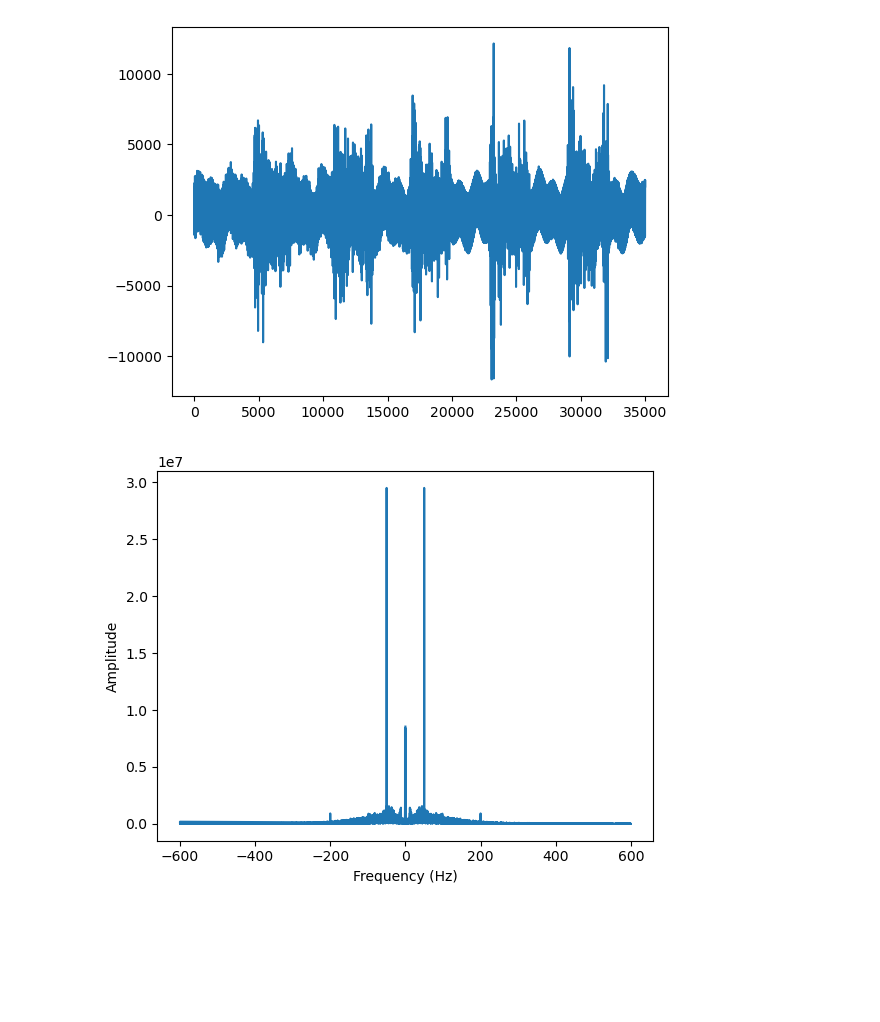
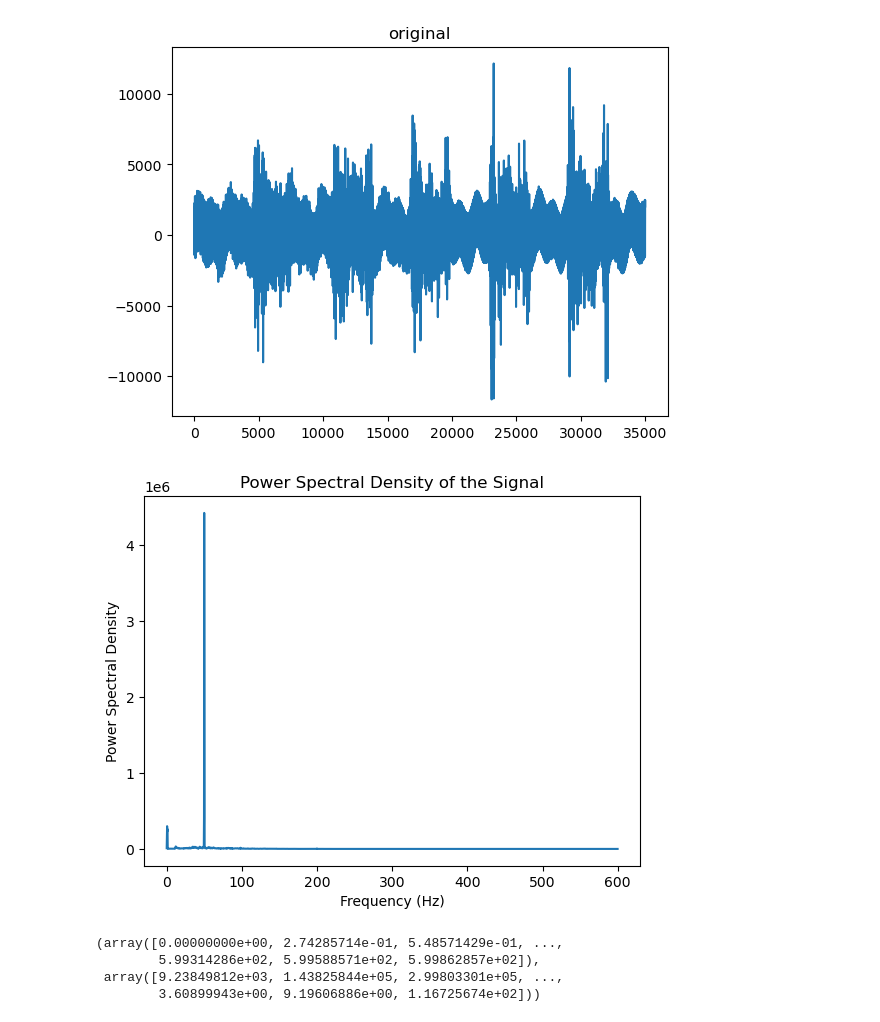
Before and after one commit to WynminMark/FMG-sEMG-processing, a Jupyter notebook: sEMG.ipynb, the cells around one changed output. Saved outputs shown, nothing was run; the diff lists cells and outputs as text; code cells hidden in the pictures; blank space fills up the shorter version.

```diff
--- a/sEMG.ipynb
+++ b/sEMG.ipynb
@@ -153,9 +66,17 @@ else:
 # %%
+# 滤波器测试
 data = sio.loadmat(r"E:\Data\old\original_signal.mat")['original_signal'].reshape(-1)
+fs = 1200
+
 plt.figure()
 plt.plot(data)
+plt.title('original')
 plt.show()
-show_freq_spec(data, 1200)
+show_power_spec(data, fs)
 # %% [output]
-[figure, old version]
+[figure, new version]
-[figure, old version]
+[figure, new version]
+(array([0.00000000e+00, 2.74285714e-01, 5.48571429e-01, ...,
+        5.99314286e+02, 5.99588571e+02, 5.99862857e+02]),
+ array([9.23849812e+03, 1.43825844e+05, 2.99803301e+05, ...,
+        3.60899943e+00, 9.19606886e+00, 1.16725674e+02]))
```
Also changed, not shown: parts of 22 cells of this notebook, 9 other files.
